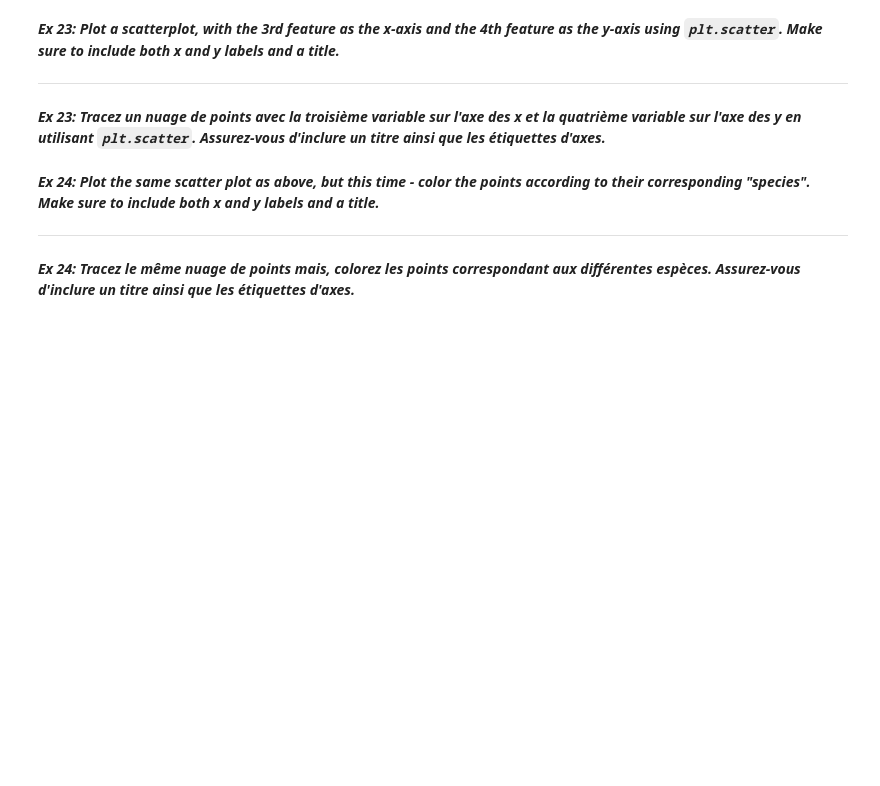
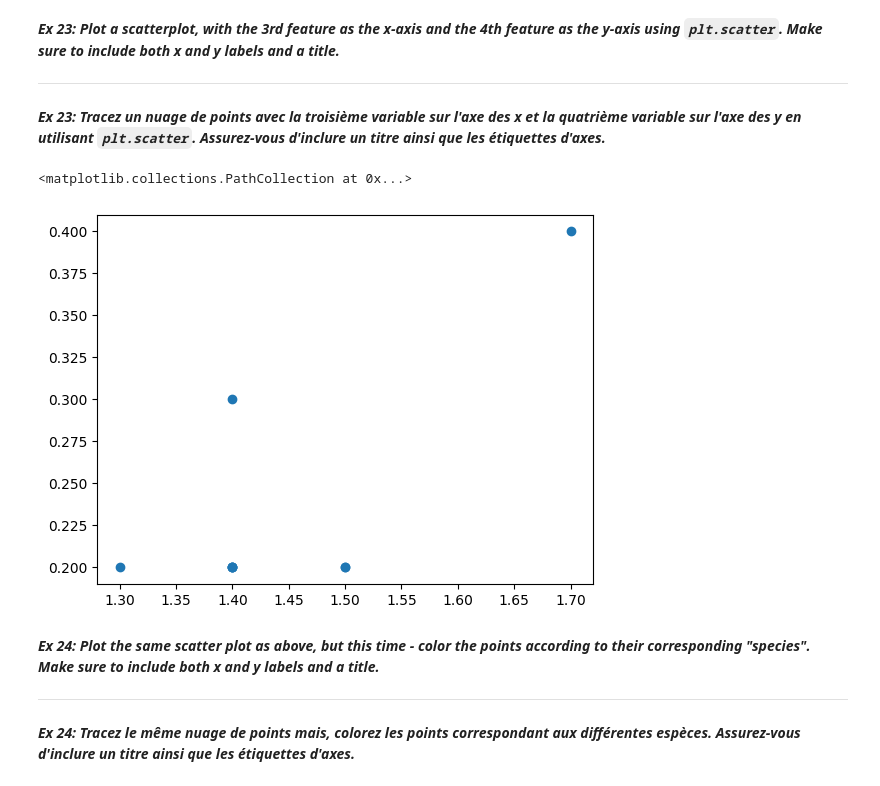
Before and after one commit to JGChenard/Sherbrooke, a Jupyter notebook: lab1/IFT870_Lab1_Numpy.ipynb, the cells around one changed output. Drawn from its saved outputs; the diff is of its cells as text; code cells hidden in the pictures; blank space fills up the shorter version.

```diff
--- a/lab1/IFT870_Lab1_Numpy.ipynb
+++ b/lab1/IFT870_Lab1_Numpy.ipynb
@@ -408,6 +578,10 @@ import matplotlib.pyplot as plt
 ***Ex 23: Tracez un nuage de points avec la troisième variable sur l'axe des x et la quatrième variable sur l'axe des y en utilisant `plt.scatter`. Assurez-vous d'inclure un titre ainsi que les étiquettes d'axes.***
 # %%
 # insert code here/ insérer votre code ici
+plt.scatter(var3,var4)
+# %% [output]
+<matplotlib.collections.PathCollection at 0x...>
+[figure, added]
 # %% [markdown]
 ***Ex 24: Plot the same scatter plot as above, but this time - color the points according to their corresponding "species". Make sure to include both x and y labels and a title.***
 
```
Also changed, not shown: parts of 26 cells of this notebook.
